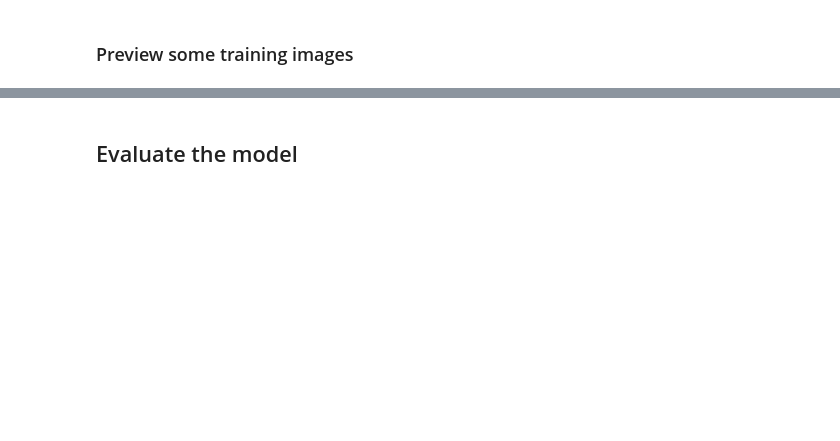
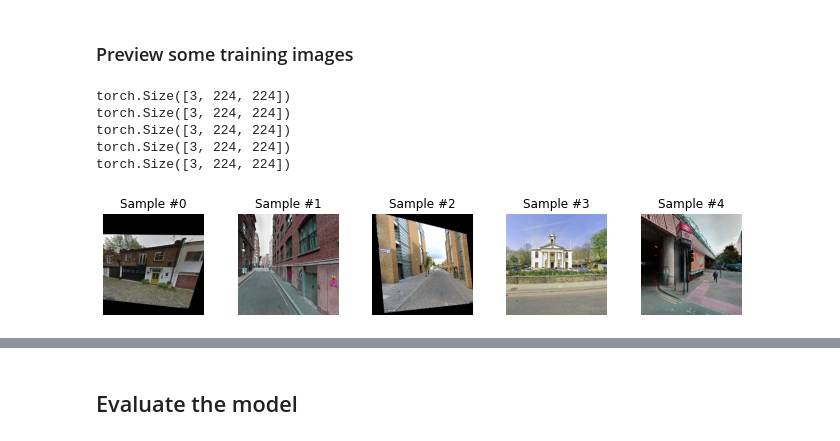
Before and after one commit to JLuij/CV-GeoGuessr, a Jupyter notebook: notebooks/ResNet50.ipynb, the cells around one changed output, grey strips where cells are left out. Saved outputs shown, nothing was run; the diff lists cells and outputs as text; code cells hidden in the pictures; blank space fills up the shorter version.

```diff
--- a/notebooks/ResNet50.ipynb
+++ b/notebooks/ResNet50.ipynb
@@ -136,9 +253,14 @@ print(data_set_sizes)
 # %%
 examples = enumerate(train_loader)
 batch_idx, (eval_images, eval_coordinates) = next(examples)
-eval_images = eval_images.to(device)
-eval_coordinates = eval_coordinates.to(device)
 
-plot_images(eval_images[:SAMPLES_TO_SHOW].cpu(), IMAGENET_MEAN.cpu(), IMAGENET_STD.cpu())
+plot_images(eval_images[:SAMPLES_TO_SHOW], IMAGENET_MEAN, IMAGENET_STD)
+# %% [output]
+torch.Size([3, 224, 224])
+torch.Size([3, 224, 224])
+torch.Size([3, 224, 224])
+torch.Size([3, 224, 224])
+torch.Size([3, 224, 224])
+[figure, added]
 # %%
 eval_coordinates[0, :]
```
Also changed, not shown: parts of 26 cells of this notebook.
